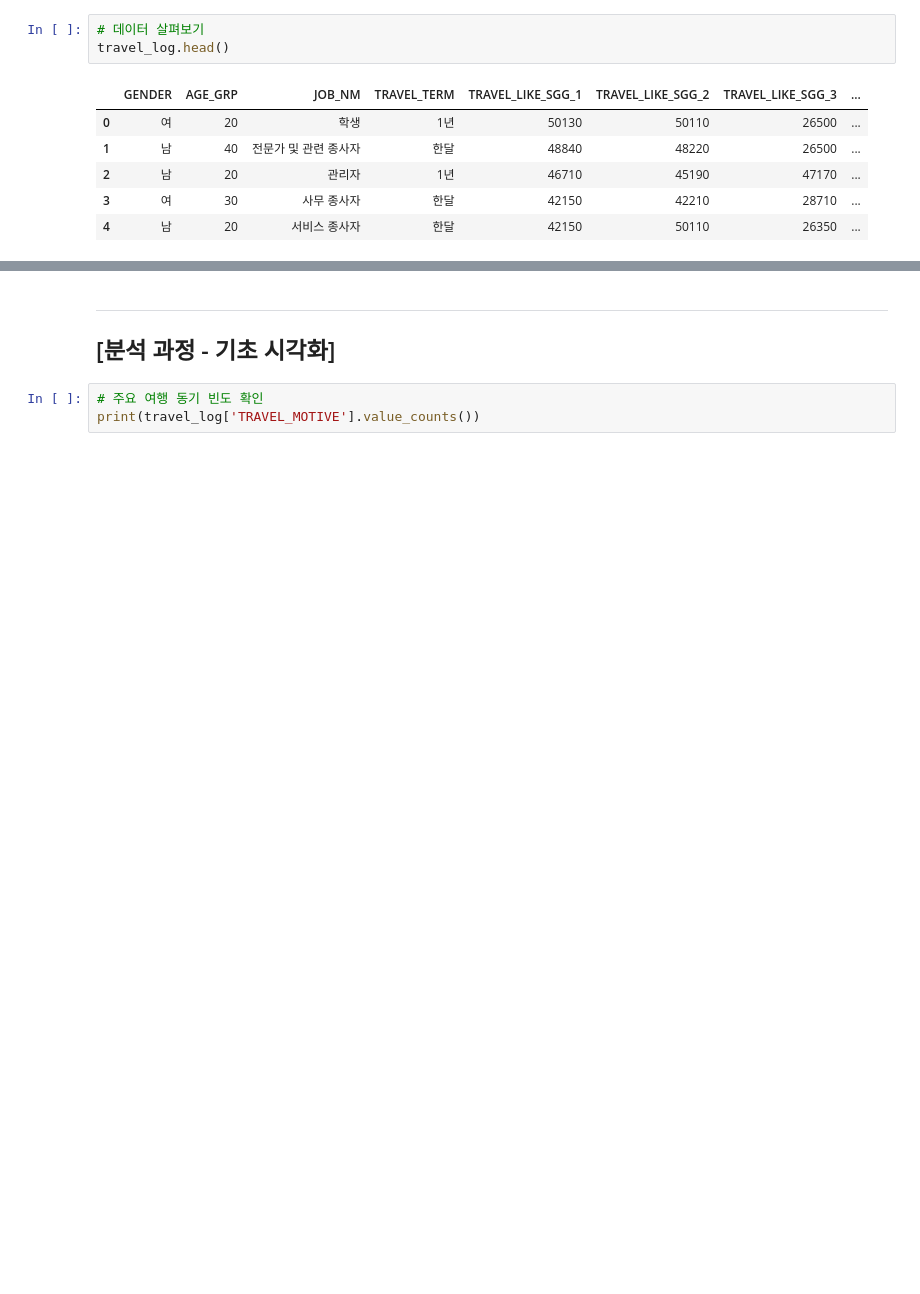
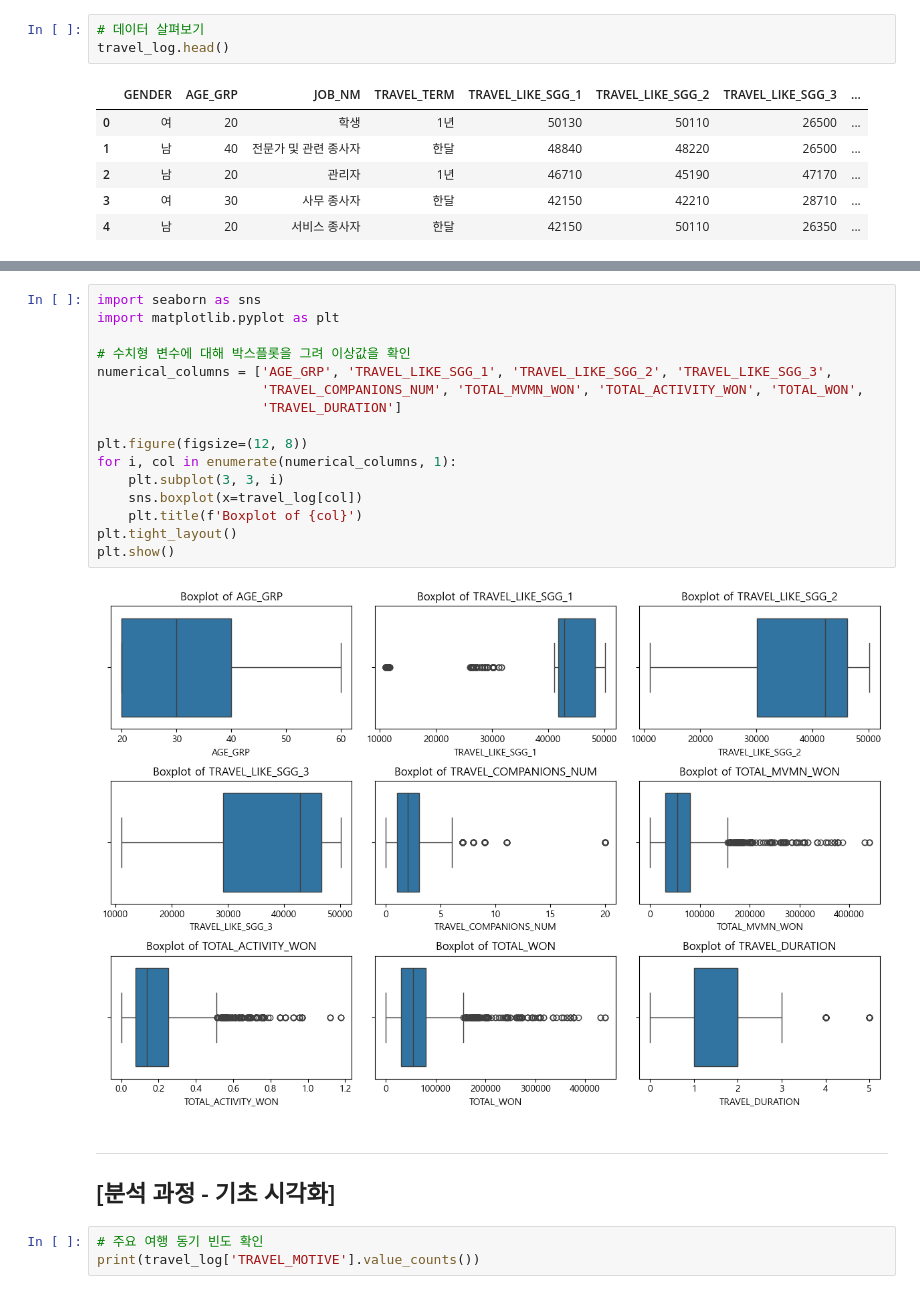
Before and after one commit to bomi03/Bokseol, a Jupyter notebook: data_analysis.ipynb, the cells around one changed output, grey strips where cells are left out. Cells and saved outputs as stored; diff of their text form; blank space fills up the shorter version.

```diff
--- a/data_analysis.ipynb
+++ b/data_analysis.ipynb
@@ -94,3 +178,21 @@ travel_log.head()
+# %%
+import seaborn as sns
+import matplotlib.pyplot as plt
+
+# 수치형 변수에 대해 박스플롯을 그려 이상값을 확인
+numerical_columns = ['AGE_GRP', 'TRAVEL_LIKE_SGG_1', 'TRAVEL_LIKE_SGG_2', 'TRAVEL_LIKE_SGG_3',
+                     'TRAVEL_COMPANIONS_NUM', 'TOTAL_MVMN_WON', 'TOTAL_ACTIVITY_WON', 'TOTAL_WON',
+                     'TRAVEL_DURATION']
+
+plt.figure(figsize=(12, 8))
+for i, col in enumerate(numerical_columns, 1):
+    plt.subplot(3, 3, i)
+    sns.boxplot(x=travel_log[col])
+    plt.title(f'Boxplot of {col}')
+plt.tight_layout()
+plt.show()
+# %% [output]
+[figure, added]
 # %% [markdown]
 <hr>
 <h2>[분석 과정 - 기초 시각화]</h2>
```
Also changed, not shown: parts of 13 cells of this notebook.
